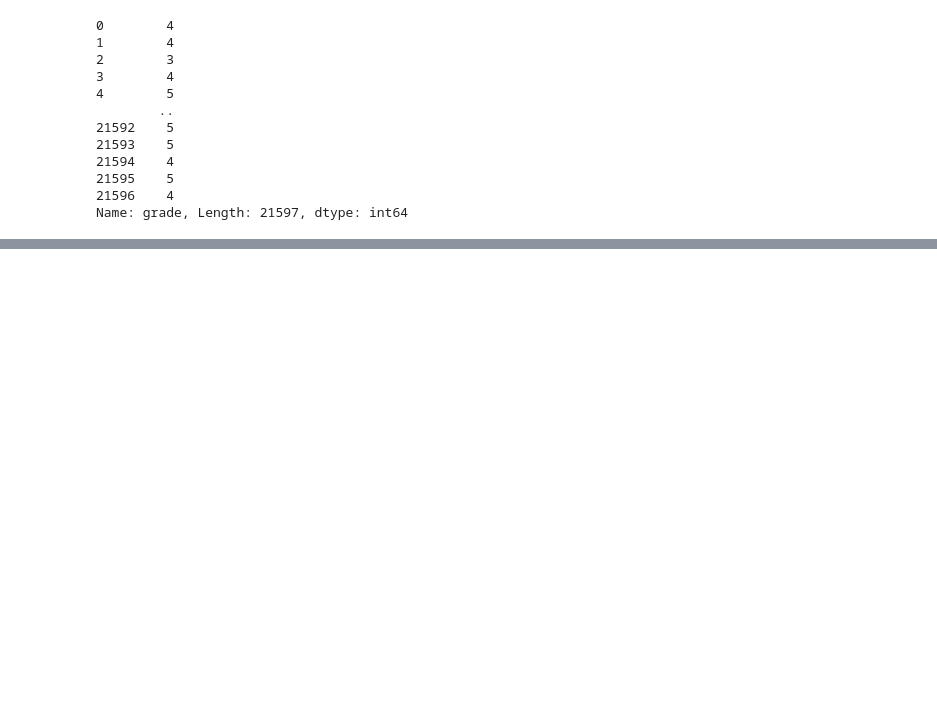
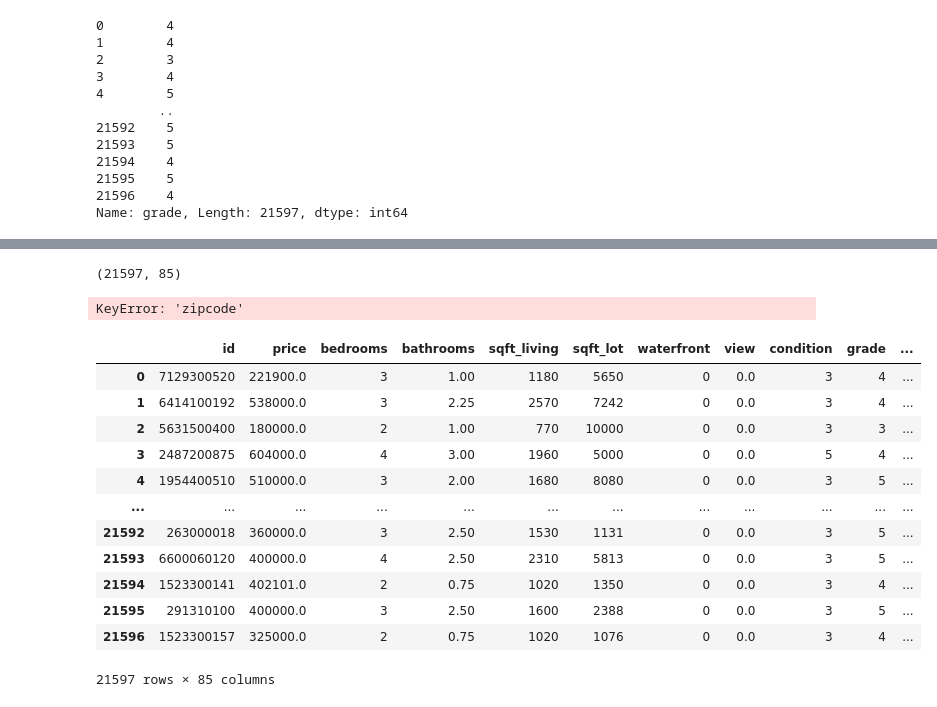
Before and after one commit to jeffreytoller/dsc-phase-2-project-v2-3, a Jupyter notebook: Yani/student-Copy1.ipynb, the cells around one changed output, grey strips where cells are left out. Saved outputs shown, nothing was run; the diff lists cells and outputs as text; code cells hidden in the pictures; blank space fills up the shorter version.

```diff
--- a/Yani/student-Copy1.ipynb
+++ b/Yani/student-Copy1.ipynb
@@ -330,4 +287,4 @@ Name: zipcode, Length: 70, dtype: int64
 # %%
-df_cleaned = df.drop('yr_built', 'zipcodes', 'date', 'lat', 'long', 'floors', axis=1, inplace =False)
+df_cleaned = df.drop(columns = ['yr_built', 'date', 'lat', 'long', 'floors'])
 df_cleaned.head()
 # %% [output]
@@ -334,0 +298,30 @@ TypeError: drop() got multiple values for argument 'axis'
+# %%
+df_cleaned.shape
+# %% [output]
+(21597, 85)
+# %%
+#get zipcode as dummy data
+one_hot = pd.get_dummies(df_cleaned['zipcode'], drop_first= True)
+# Drop column as it is now encoded
+df_cleaned = df_cleaned.drop('zipcode',axis = 1)
+# Join the encoded df
+df_cleaned= df_cleaned.join(one_hot)
+df_cleaned
+# %% [output]
+KeyError: 'zipcode'
+# %%
+df_cleaned
+# %% [output]
+|  | id | price | bedrooms | bathrooms | sqft_living | sqft_lot | waterfront | view | condition | grade | ... |
+| 0 | 7129300520 | 221900.0 | 3 | 1.00 | 1180 | 5650 | 0 | 0.0 | 3 | 4 | ... |
+| 1 | 6414100192 | 538000.0 | 3 | 2.25 | 2570 | 7242 | 0 | 0.0 | 3 | 4 | ... |
+| 2 | 5631500400 | 180000.0 | 2 | 1.00 | 770 | 10000 | 0 | 0.0 | 3 | 3 | ... |
+| 3 | 2487200875 | 604000.0 | 4 | 3.00 | 1960 | 5000 | 0 | 0.0 | 5 | 4 | ... |
+| 4 | 1954400510 | 510000.0 | 3 | 2.00 | 1680 | 8080 | 0 | 0.0 | 3 | 5 | ... |
+| ... | ... | ... | ... | ... | ... | ... | ... | ... | ... | ... | ... |
+| 21592 | 263000018 | 360000.0 | 3 | 2.50 | 1530 | 1131 | 0 | 0.0 | 3 | 5 | ... |
+| 21593 | 6600060120 | 400000.0 | 4 | 2.50 | 2310 | 5813 | 0 | 0.0 | 3 | 5 | ... |
+| 21594 | 1523300141 | 402101.0 | 2 | 0.75 | 1020 | 1350 | 0 | 0.0 | 3 | 4 | ... |
+| 21595 | 291310100 | 400000.0 | 3 | 2.50 | 1600 | 2388 | 0 | 0.0 | 3 | 5 | ... |
+| 21596 | 1523300157 | 325000.0 | 2 | 0.75 | 1020 | 1076 | 0 | 0.0 | 3 | 4 | ... |
+21597 rows × 85 columns
```
Also changed, not shown: parts of 6 cells of this notebook, 2 other files.
